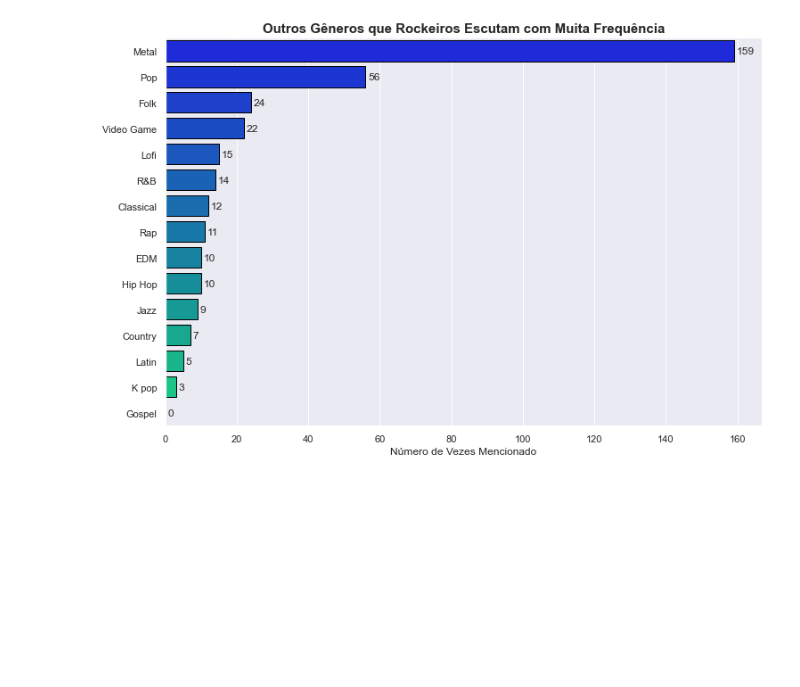
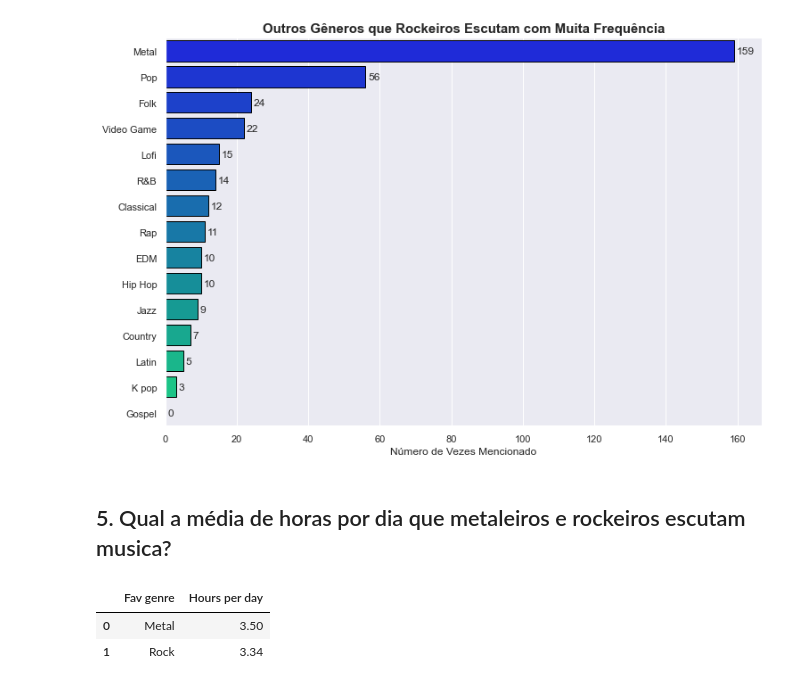
Before and after one commit to JoSEPHDev2022/Mental_Health_X_Music, a Jupyter notebook: analise_exp.ipynb, the cells around one changed output. Drawn from its saved outputs; the diff is of its cells as text; code cells hidden in the pictures; blank space fills up the shorter version.

```diff
--- a/analise_exp.ipynb
+++ b/analise_exp.ipynb
@@ -1309,3 +1309,12 @@ plt.ylabel('')
 plt.show()
 # %% [output]
 [figure]
+# %% [markdown]
+## 5. Qual a média de horas por dia que metaleiros e rockeiros escutam musica?
+# %%
+avg_time = rock_metal_data.groupby('Fav genre', as_index=False)[['Hours per day']].mean().round(2)
+avg_time
+# %% [output]
+|  | Fav genre | Hours per day |
+| 0 | Metal | 3.50 |
+| 1 | Rock | 3.34 |
```
Also changed, not shown: parts of 6 cells of this notebook.
